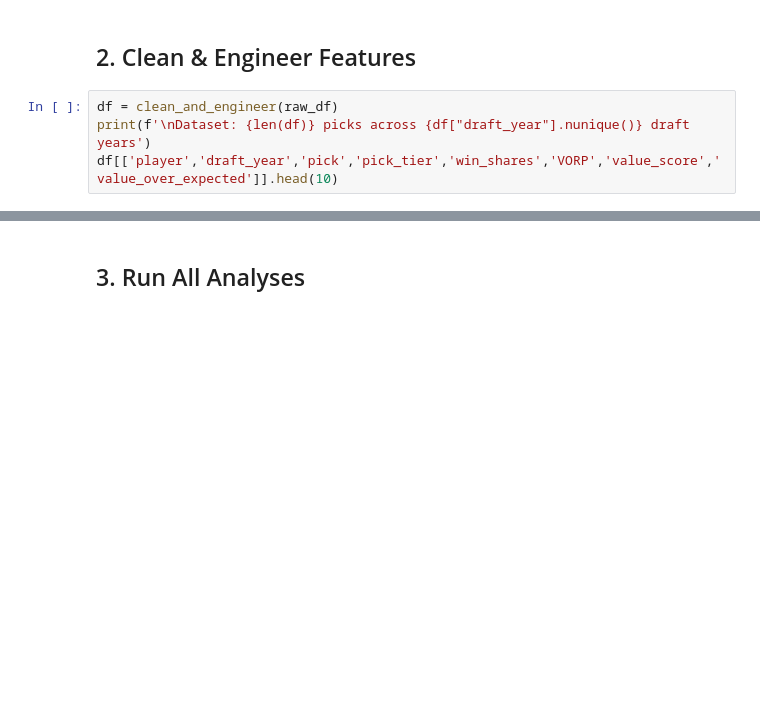
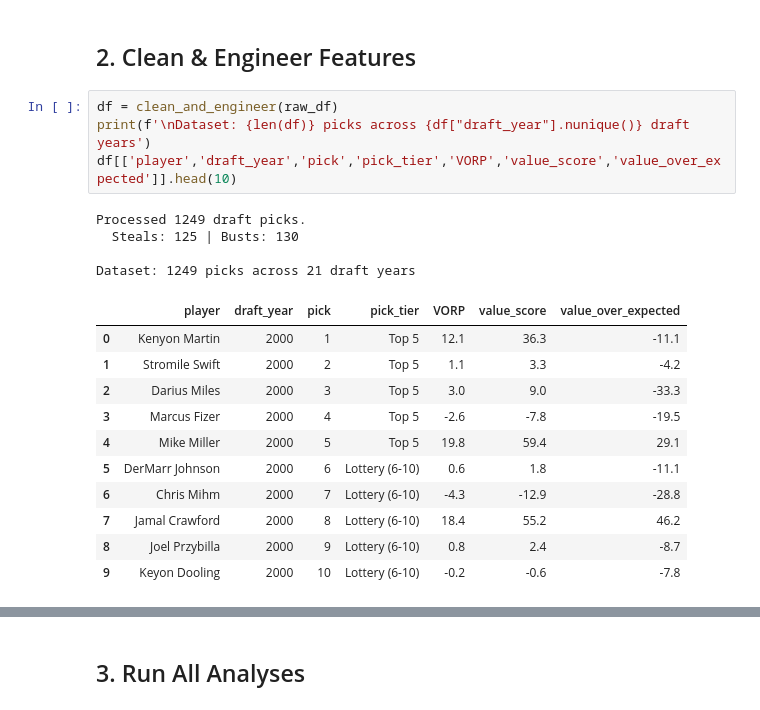
Before and after one commit to Agastya191/nba-draft-analysis, a Jupyter notebook: notebooks/analysis.ipynb, the cells around one changed output, grey strips where cells are left out. Drawn from its saved outputs; the diff is of its cells as text; blank space fills up the shorter version.

```diff
--- a/notebooks/analysis.ipynb
+++ b/notebooks/analysis.ipynb
@@ -56,7 +67,23 @@ raw_df.head()
 # %%
 df = clean_and_engineer(raw_df)
 print(f'\nDataset: {len(df)} picks across {df["draft_year"].nunique()} draft years')
-df[['player','draft_year','pick','pick_tier','win_shares','VORP','value_score','value_over_expected']].head(10)
+df[['player','draft_year','pick','pick_tier','VORP','value_score','value_over_expected']].head(10)
+# %% [output]
+Processed 1249 draft picks.
+  Steals: 125 | Busts: 130
+
+Dataset: 1249 picks across 21 draft years
+|  | player | draft_year | pick | pick_tier | VORP | value_score | value_over_expected |
+| 0 | Kenyon Martin | 2000 | 1 | Top 5 | 12.1 | 36.3 | -11.1 |
+| 1 | Stromile Swift | 2000 | 2 | Top 5 | 1.1 | 3.3 | -4.2 |
+| 2 | Darius Miles | 2000 | 3 | Top 5 | 3.0 | 9.0 | -33.3 |
+| 3 | Marcus Fizer | 2000 | 4 | Top 5 | -2.6 | -7.8 | -19.5 |
+| 4 | Mike Miller | 2000 | 5 | Top 5 | 19.8 | 59.4 | 29.1 |
+| 5 | DerMarr Johnson | 2000 | 6 | Lottery (6-10) | 0.6 | 1.8 | -11.1 |
+| 6 | Chris Mihm | 2000 | 7 | Lottery (6-10) | -4.3 | -12.9 | -28.8 |
+| 7 | Jamal Crawford | 2000 | 8 | Lottery (6-10) | 18.4 | 55.2 | 46.2 |
+| 8 | Joel Przybilla | 2000 | 9 | Lottery (6-10) | 0.8 | 2.4 | -8.7 |
+| 9 | Keyon Dooling | 2000 | 10 | Lottery (6-10) | -0.2 | -0.6 | -7.8 |
 # %%
 # Distribution of value scores
 print('Value Score Distribution:')
```
Also changed, not shown: parts of 14 cells of this notebook, 4 other files.
